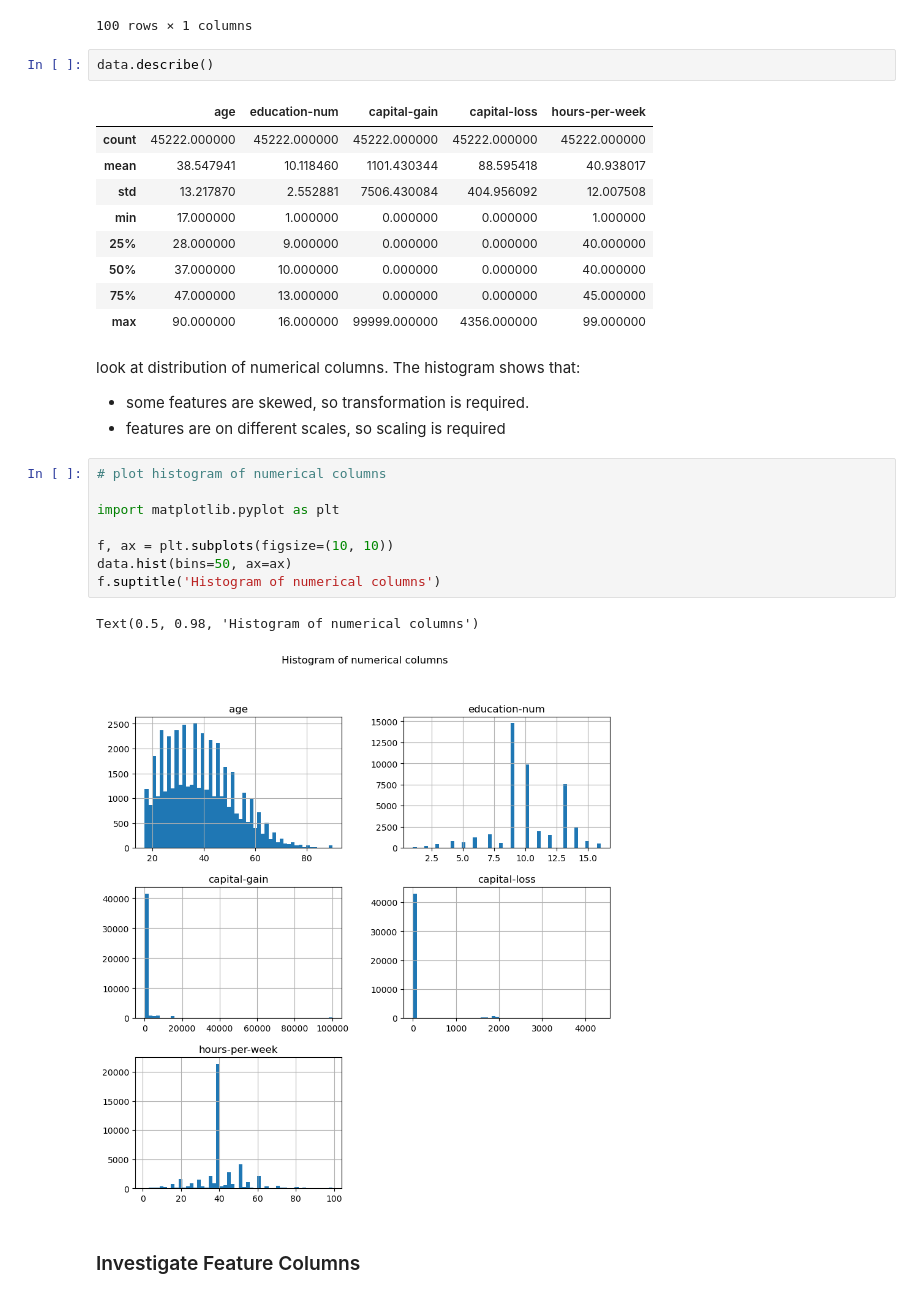
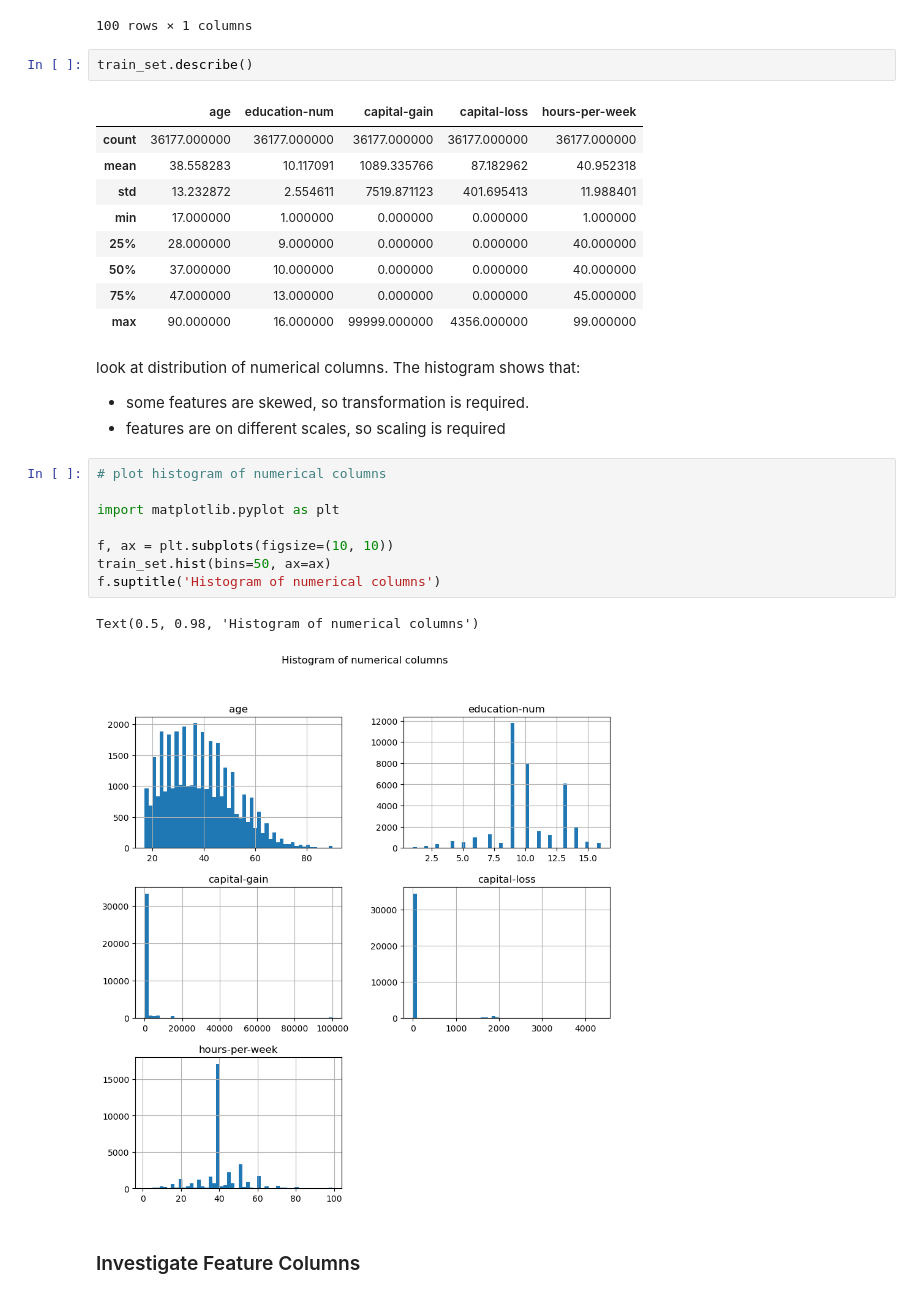
Before and after one commit to yaminww/income_classification, a Jupyter notebook: income_classification.ipynb, the cells around one changed output. Drawn from its saved outputs; the diff is of its cells as text.

```diff
--- a/income_classification.ipynb
+++ b/income_classification.ipynb
@@ -85,12 +92,12 @@ pd.DataFrame(data[cat_cols]
 |  | Local-gov | 3100 |
 100 rows × 1 columns
 # %%
-data.describe()
+train_set.describe()
 # %% [output]
 |  | age | education-num | capital-gain | capital-loss | hours-per-week |
-| count | 45222.000000 | 45222.000000 | 45222.000000 | 45222.000000 | 45222.000000 |
-| mean | 38.547941 | 10.118460 | 1101.430344 | 88.595418 | 40.938017 |
-| std | 13.217870 | 2.552881 | 7506.430084 | 404.956092 | 12.007508 |
+| count | 36177.000000 | 36177.000000 | 36177.000000 | 36177.000000 | 36177.000000 |
+| mean | 38.558283 | 10.117091 | 1089.335766 | 87.182962 | 40.952318 |
+| std | 13.232872 | 2.554611 | 7519.871123 | 401.695413 | 11.988401 |
 | min | 17.000000 | 1.000000 | 0.000000 | 0.000000 | 1.000000 |
 | 25% | 28.000000 | 9.000000 | 0.000000 | 0.000000 | 40.000000 |
 | 50% | 37.000000 | 10.000000 | 0.000000 | 0.000000 | 40.000000 |
@@ -103,14 +110,14 @@ look at distribution of numerical columns. The histogram shows that:
 # %%
 # plot histogram of numerical columns
 
 import matplotlib.pyplot as plt
 
 f, ax = plt.subplots(figsize=(10, 10))
-data.hist(bins=50, ax=ax)
+train_set.hist(bins=50, ax=ax)
 f.suptitle('Histogram of numerical columns')
 # %% [output]
 Text(0.5, 0.98, 'Histogram of numerical columns')
-[figure, old version]
+[figure, new version]
 # %% [markdown]
 ### Investigate Feature Columns
 # %% [markdown]
```
Also changed, not shown: parts of 85 cells of this notebook, 4 other files.
